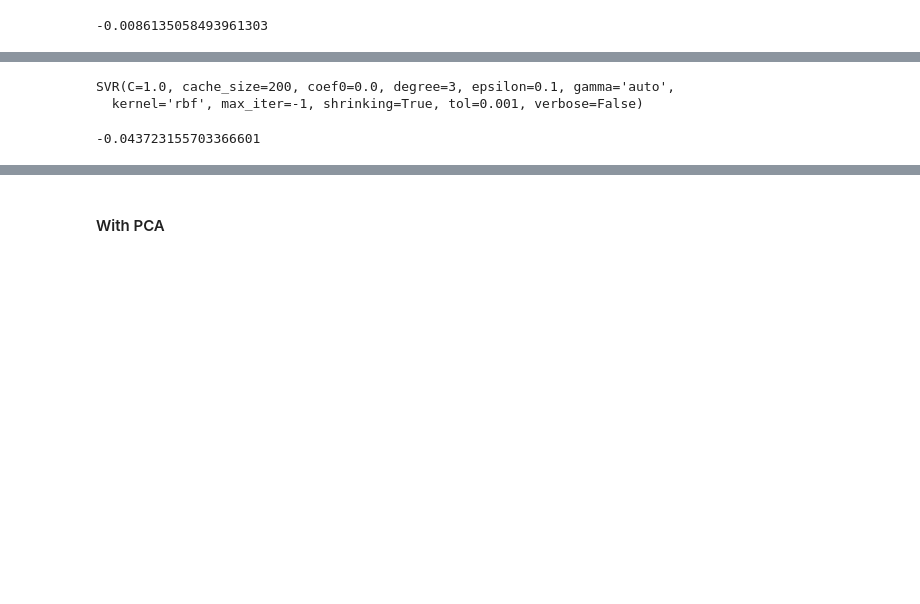
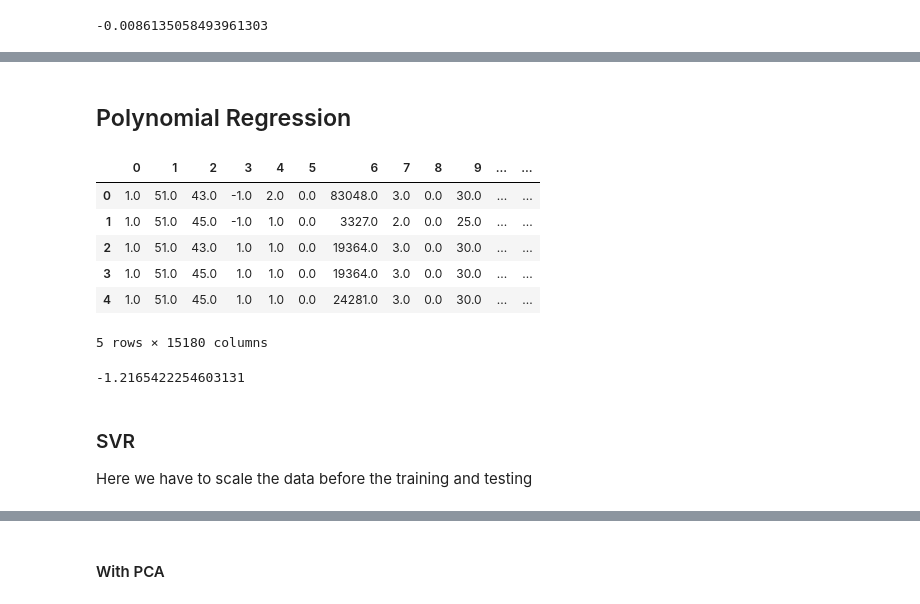
Before and after one commit to AronForero/ICFESProject, a Jupyter notebook: New_Project/Predictors/2000.ipynb, the cells around one changed output, grey strips where cells are left out. Cells and saved outputs as stored; diff of their text form; code cells hidden in the pictures; blank space fills up the shorter version.

```diff
--- a/New_Project/Predictors/2000.ipynb
+++ b/New_Project/Predictors/2000.ipynb
@@ -153,0 +172,2 @@ svr_bio = SVR()
+# %% [markdown]
+## Polynomial Regression
@@ -154,5 +176,19 @@ svr_bio = SVR()
+# %%
+Pol = PolynomialFeatures(degree=3)
+# %%
+Xpol_train = Pol.fit_transform(X_train)
+# %%
+new_X_train = pd.DataFrame(Xpol_train)
+# %%
+new_X_train.head()
+# %% [output]
+|  | 0 | 1 | 2 | 3 | 4 | 5 | 6 | 7 | 8 | 9 | ... | ... |
+| 0 | 1.0 | 51.0 | 43.0 | -1.0 | 2.0 | 0.0 | 83048.0 | 3.0 | 0.0 | 30.0 | ... | ... |
+| 1 | 1.0 | 51.0 | 45.0 | -1.0 | 1.0 | 0.0 | 3327.0 | 2.0 | 0.0 | 25.0 | ... | ... |
+| 2 | 1.0 | 51.0 | 43.0 | 1.0 | 1.0 | 0.0 | 19364.0 | 3.0 | 0.0 | 30.0 | ... | ... |
+| 3 | 1.0 | 51.0 | 45.0 | 1.0 | 1.0 | 0.0 | 19364.0 | 3.0 | 0.0 | 30.0 | ... | ... |
+| 4 | 1.0 | 51.0 | 45.0 | 1.0 | 1.0 | 0.0 | 24281.0 | 3.0 | 0.0 | 30.0 | ... | ... |
+5 rows × 15180 columns
 # %%
-svr_bio.fit(X_train, y_train['PUNT_BIOLOGIA'])
+PR = LinearRegression()
+PR.fit(new_X_train, y_train['PUNT_BIOLOGIA'])
-# %% [output]
-SVR(C=1.0, cache_size=200, coef0=0.0, degree=3, epsilon=0.1, gamma='auto',
-  kernel='rbf', max_iter=-1, shrinking=True, tol=0.001, verbose=False)
@@ -159,4 +197,7 @@ SVR(C=1.0, cache_size=200, coef0=0.0, degree=3, epsilon=0.1, gamma='auto',
 # %%
-svr_bio.score(X_test, y_test['PUNT_BIOLOGIA'])
+PR.score(Xpol_test, y_test['PUNT_BIOLOGIA'])
 # %% [output]
--0.043723155703366601
+-1.2165422254603131
+# %% [markdown]
+### SVR
+Here we have to scale the data before the training and testing
```
Also changed, not shown: parts of 47 cells of this notebook, 2 other files.
